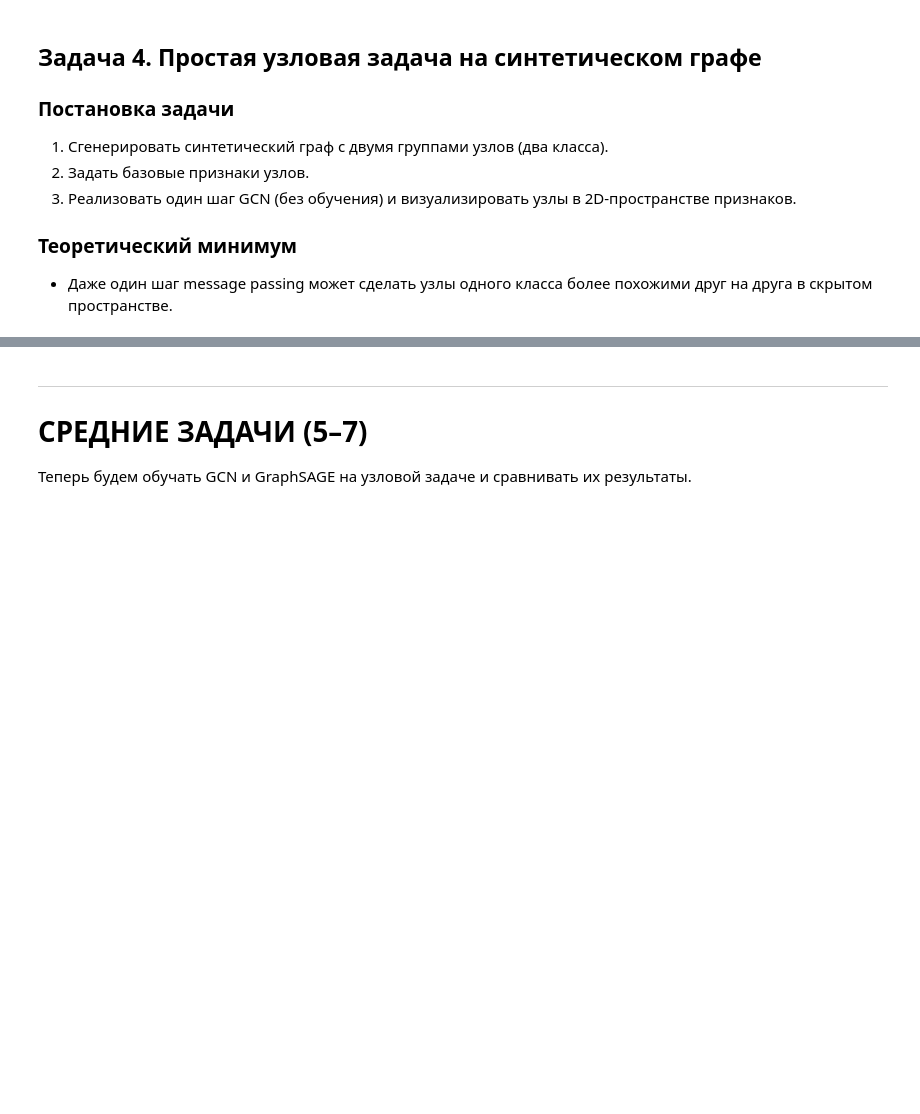
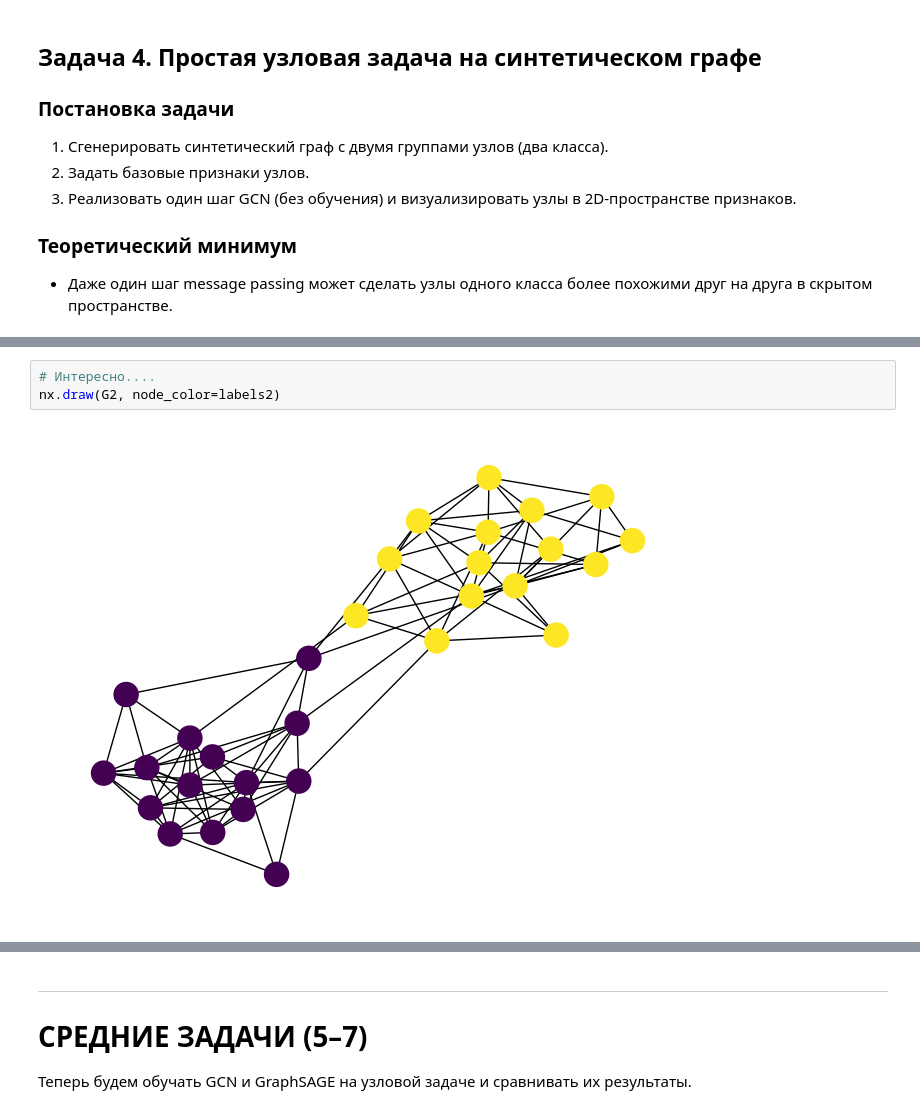
Before and after one commit to EgrSlv/DeepLearning__MIPT, a Jupyter notebook: Hw6_m6_gnn__Solovev_Egor.ipynb, the cells around one changed output, grey strips where cells are left out. Saved outputs shown, nothing was run; the diff lists cells and outputs as text; blank space fills up the shorter version.

```diff
--- a/Hw6_m6_gnn__Solovev_Egor.ipynb
+++ b/Hw6_m6_gnn__Solovev_Egor.ipynb
@@ -339,2 +368,7 @@ plt.show()
+# %%
+# Интересно....
+nx.draw(G2, node_color=labels2)
+# %% [output]
+[figure, added]
 # %% [markdown]
 **Интерпретация:**
```
Also changed, not shown: parts of 15 cells of this notebook.
